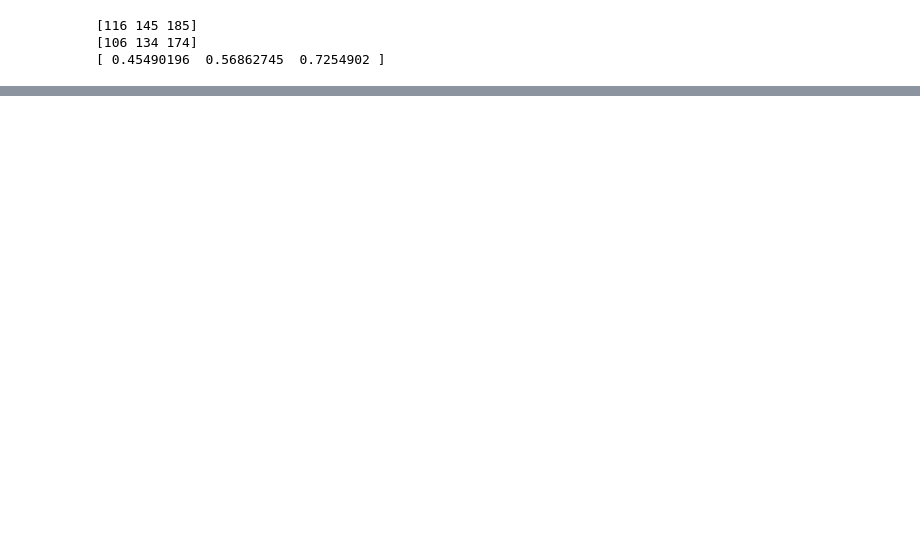
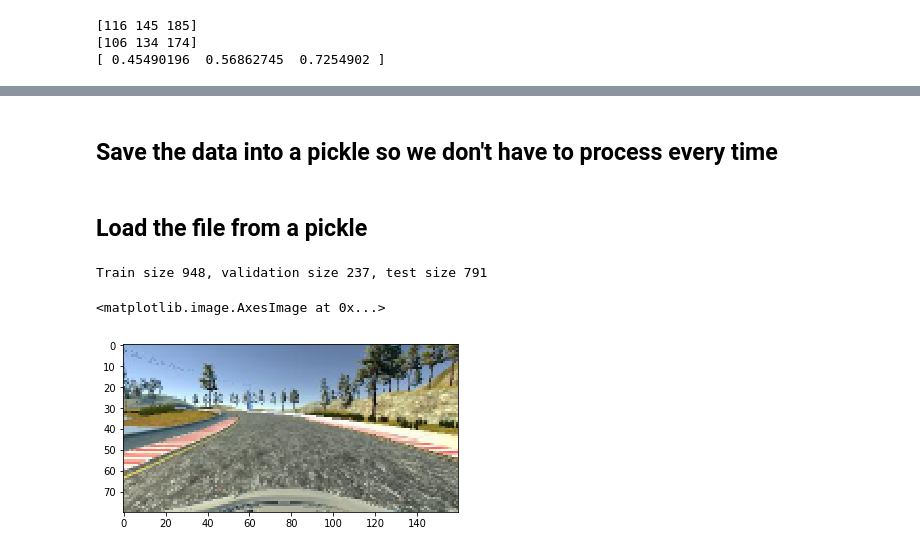
Before and after one commit to asadquraishi/behavioral_cloning_keras_project, a Jupyter notebook: behavioral_cloning_keras_project.ipynb, the cells around one changed output, grey strips where cells are left out. Drawn from its saved outputs; the diff is of its cells as text; code cells hidden in the pictures; blank space fills up the shorter version.

Commit message:
Notebook cleaned up, added shuffling and saving data to a pickle

```diff
--- a/behavioral_cloning_keras_project.ipynb
+++ b/behavioral_cloning_keras_project.ipynb
@@ -137,0 +141,2 @@ print(normalized_images[0,0,0])
+# %% [markdown]
+## Save the data into a pickle so we don't have to process every time
@@ -137,0 +149,15 @@ print(normalized_images[0,0,0])
+# %% [markdown]
+## Load the file from a pickle
+# %%
+data_file = open('image_data.pkl', 'rb')
+X_train, X_validation, X_test, y_train, y_validation, y_test = pickle.load(data_file)
+data_file.close()
+# %%
+print("Train size {}, validation size {}, test size {}".format(len(X_train), len(X_validation), len(X_test)))
+# %% [output]
+Train size 948, validation size 237, test size 791
+# %%
+plt.imshow(X_train[index])
+# %% [output]
+<matplotlib.image.AxesImage at 0x...>
+[figure, added]
```
Also changed, not shown: parts of 19 cells of this notebook.
